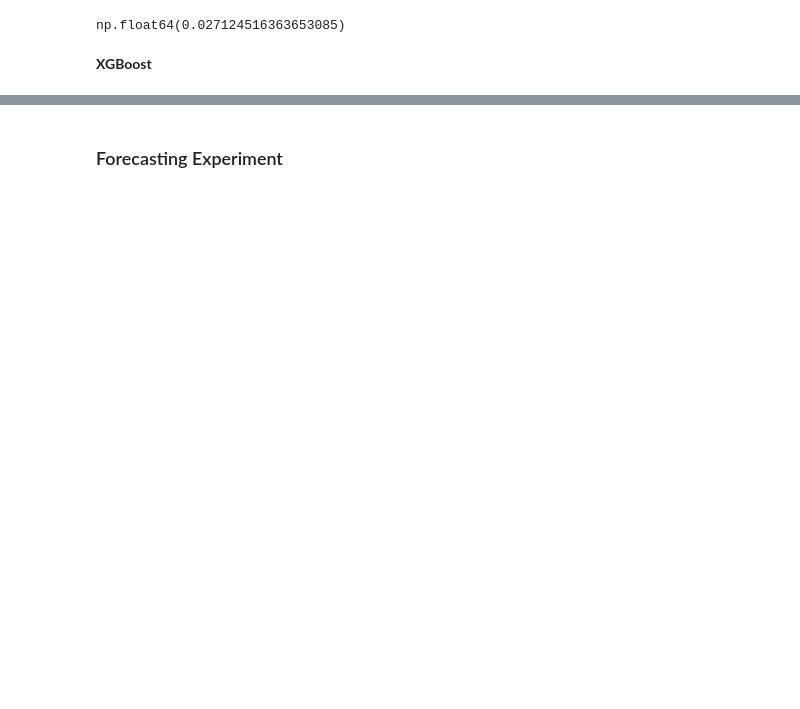
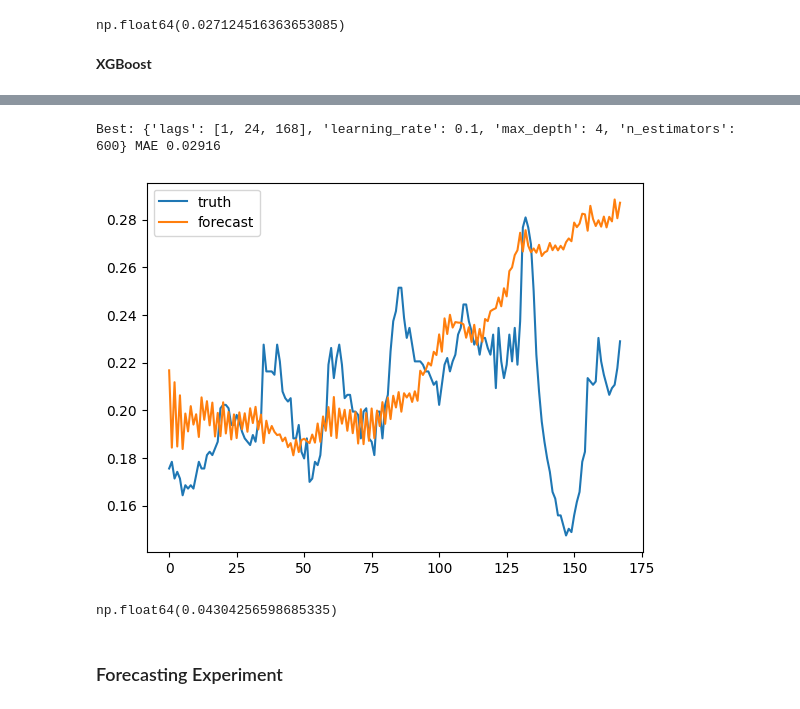
Before and after one commit to stuart-n-wilson/dissertation, a Jupyter notebook: notebooks/03_forecasting.ipynb, the cells around one changed output, grey strips where cells are left out. Drawn from its saved outputs; the diff is of its cells as text; code cells hidden in the pictures; blank space fills up the shorter version.

Commit message:
Forecasting pipeline working. Finished xgb and exp smoothing forecasters.

```diff
--- a/notebooks/03_forecasting.ipynb
+++ b/notebooks/03_forecasting.ipynb
@@ -57,9 +66,49 @@ np.float64(0.027124516363653085)
+# %%
+import numpy as np
+from sklearn.model_selection import ParameterGrid
+from src.forecasters.xgb import XGBoostForecaster
+
+val_h = H
+train_fit = train_s.iloc[:-val_h]
+val_truth = train_s["OT"].iloc[-val_h:].to_numpy()
+
+param_grid = {
+    "lags":          [[1, 24, 168], [24, 168], [1, 24, 48, 168]],
+    "learning_rate": [0.03, 0.05, 0.1],
+    "n_estimators":  [200, 400, 600],
+    "max_depth":     [3, 4, 6],
+}
+
+results = []
+for params in ParameterGrid(param_grid):
+    f = XGBoostForecaster(random_state=0, **params)   # params already includes lags
+    f.fit(train_fit)
+    mae = np.mean(np.abs(f.predict(val_h) - val_truth))
+    results.append((mae, params))
+
+results.sort(key=lambda r: r[0])
+print("\nBest:", results[0][1], "MAE", round(results[0][0], 5))
+# %% [output]
+Best: {'lags': [1, 24, 168], 'learning_rate': 0.1, 'max_depth': 4, 'n_estimators': 600} MAE 0.02916
 # %%
 from src.forecasters.xgb import XGBoostForecaster
 
-xgb_base = XGBoostForecaster()
+xgb_base = XGBoostForecaster(lags=[1, 24, 168],  learning_rate = 0.1, n_estimators = 600, max_depth=4)
 xgb_base_trained = xgb_base.fit(train_s)
 xgb_base_forecast = xgb_base_trained.predict(horizon=H)
+# %%
+import matplotlib.pyplot as plt
+
+plt.plot(truth, label="truth")
+plt.plot(xgb_base_forecast, label="forecast")
+plt.legend()
+plt.show()
+# %% [output]
+[figure, added]
+# %%
+np.sqrt(np.mean((xgb_base_forecast - truth) ** 2))
+# %% [output]
+np.float64(0.04304256598685335)
 # %% [markdown]
 ### Forecasting Experiment
 # %%
```
Also changed, not shown: parts of 4 cells of this notebook, 3 other files.
